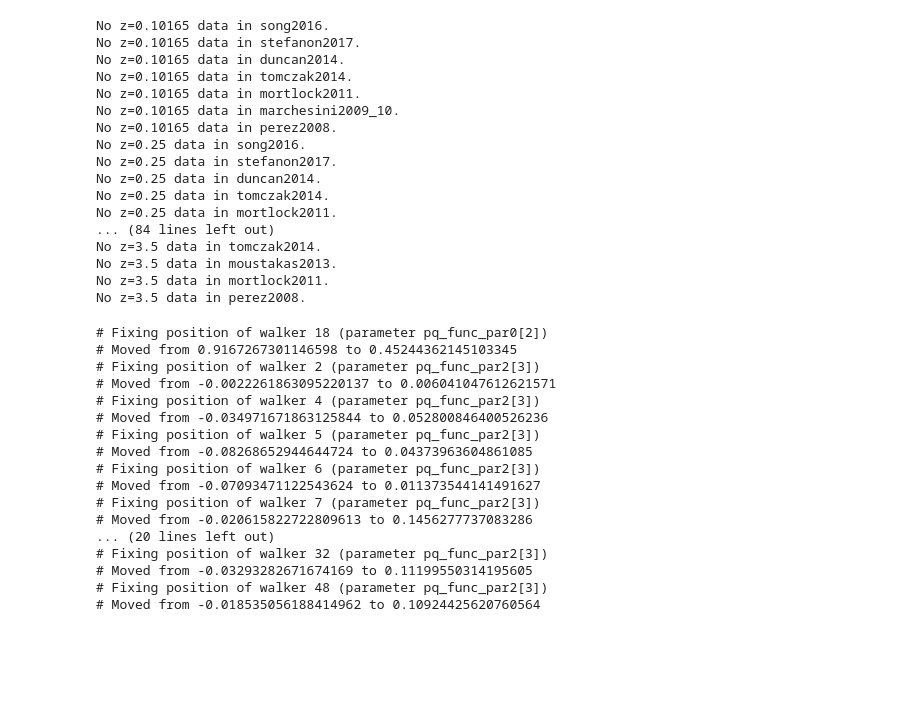
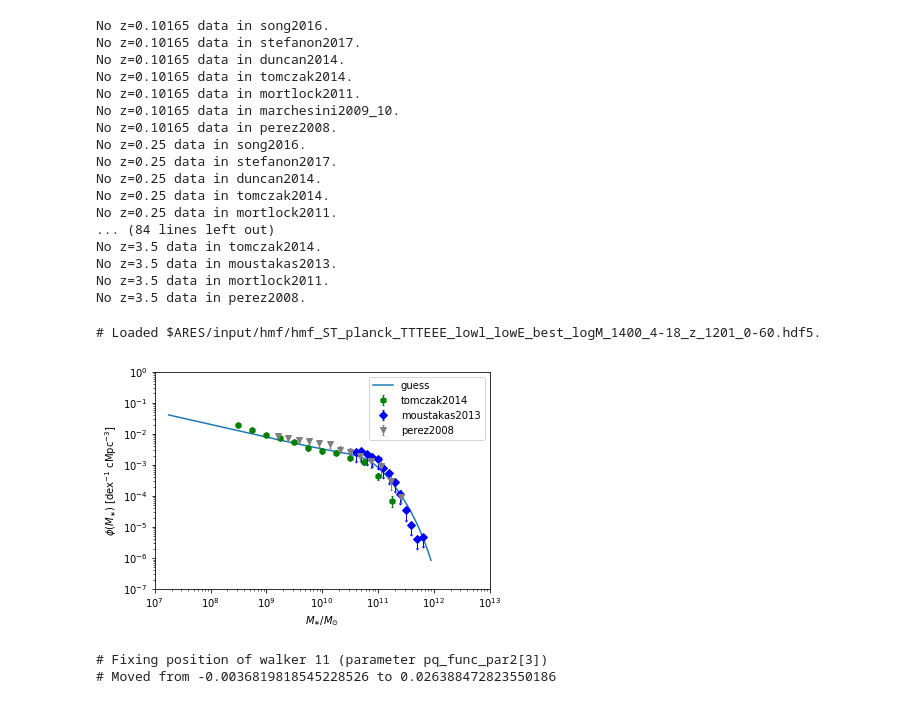
Before and after one commit to eklem1/GalaxySim, a Jupyter notebook: SMF_fit.ipynb, the cells around one changed output. Saved outputs shown, nothing was run; the diff lists cells and outputs as text; code cells hidden in the pictures; blank space fills up the shorter version.

```diff
--- a/SMF_fit.ipynb
+++ b/SMF_fit.ipynb
@@ -4,6 +4,8 @@ import numpy as np
 import matplotlib.pyplot as pl
 import distpy
 # %%
+data = ares.analysis.GalaxyPopulation() #for lit values
+
 #could add sources so only those used to fit are considered
 def getMasses(redshifts):
     data = ares.analysis.GalaxyPopulation()
@@ -71,9 +73,8 @@ blob_pars = \
 #define the parameters that remain unchanged
 base_pars = ares.util.ParameterBundle('emma:model1')
 base_pars.update(blob_pars)
-base_pars.update({'progress_bar': True, 'debug':True})
 
-
+# print(base_pars)
 # This is important!
 # base_pars['pop_calib_lum'] = None
 # %%
@@ -140,6 +141,24 @@ guesses = \
     'pq_func_par0[3]': logM_0,
     'pq_func_par2[3]': mu,
 }
+# %%
+# base_pars
+# Ms = np.logspace(7, 12, 60)
+
+base_pars.update(guesses)
+pop = ares.populations.GalaxyPopulation(**base_pars)
+
+z = 1
+
+smf = pop.StellarMassFunction(z, Ms)
+pl.loglog(Ms, smf, label='guess')
+data.PlotSMF(z=z, round_z=0.2)
+
+pl.legend()
+pl.show()
+# %% [output]
+# Loaded $ARES/input/hmf/hmf_ST_planck_TTTEEE_lowl_lowE_best_logM_1400_4-18_z_1201_0-60.hdf5.
+[figure, added]
 # %%
 # Initialize a fitter object and give it the data to be fit
 fitter_smf = ares.inference.FitGalaxyPopulation(**base_pars)
@@ -177,31 +196,17 @@ fitter.is_log = is_log
 fitter.prior_set = ps
 
 # In general, the more the merrier (~hundreds)
-fitter.nwalkers = 50
+fitter.nwalkers = 40
 
-# fitter.jitter = [0.1] * len(fitter.parameters)
-fitter.jitter = [0.1, 0.1, 0.01, 0.05, 0.1, 0.1, 0.8, 0.1]
+# fitter.jitter = [0.001] * len(fitter.parameters)
+fitter.jitter = [0.01, 0.01, 0.001, 0.005, 0.01, 0.01, 0.08, 0.01]
 
 fitter.guesses = guesses
 # fitter.debug('True')
 # fitter.pops
+# nwalkers
 # %% [output]
-# Fixing position of walker 18 (parameter pq_func_par0[2])
-# Moved from 0.9167267301146598 to 0.45244362145103345
-# Fixing position of walker 2 (parameter pq_func_par2[3])
-# Moved from -0.0022261863095220137 to 0.006041047612621571
-# Fixing position of walker 4 (parameter pq_func_par2[3])
-# Moved from -0.034971671863125844 to 0.052800846400526236
-# Fixing position of walker 5 (parameter pq_func_par2[3])
-# Moved from -0.08268652944644724 to 0.04373963604861085
-# Fixing position of walker 6 (parameter pq_func_par2[3])
-# Moved from -0.07093471122543624 to 0.011373544141491627
-# Fixing position of walker 7 (parameter pq_func_par2[3])
-# Moved from -0.020615822722809613 to 0.1456277737083286
-... (20 lines left out)
-# Fixing position of walker 32 (parameter pq_func_par2[3])
-# Moved from -0.03293282671674169 to 0.11199550314195605
-# Fixing position of walker 48 (parameter pq_func_par2[3])
-# Moved from -0.018535056188414962 to 0.10924425620760564
+# Fixing position of walker 11 (parameter pq_func_par2[3])
+# Moved from -0.0036819818545228526 to 0.026388472823550186
 # %%
 # Run the thing
```
Also changed, not shown: parts of 13 cells of this notebook, 3 other files.
